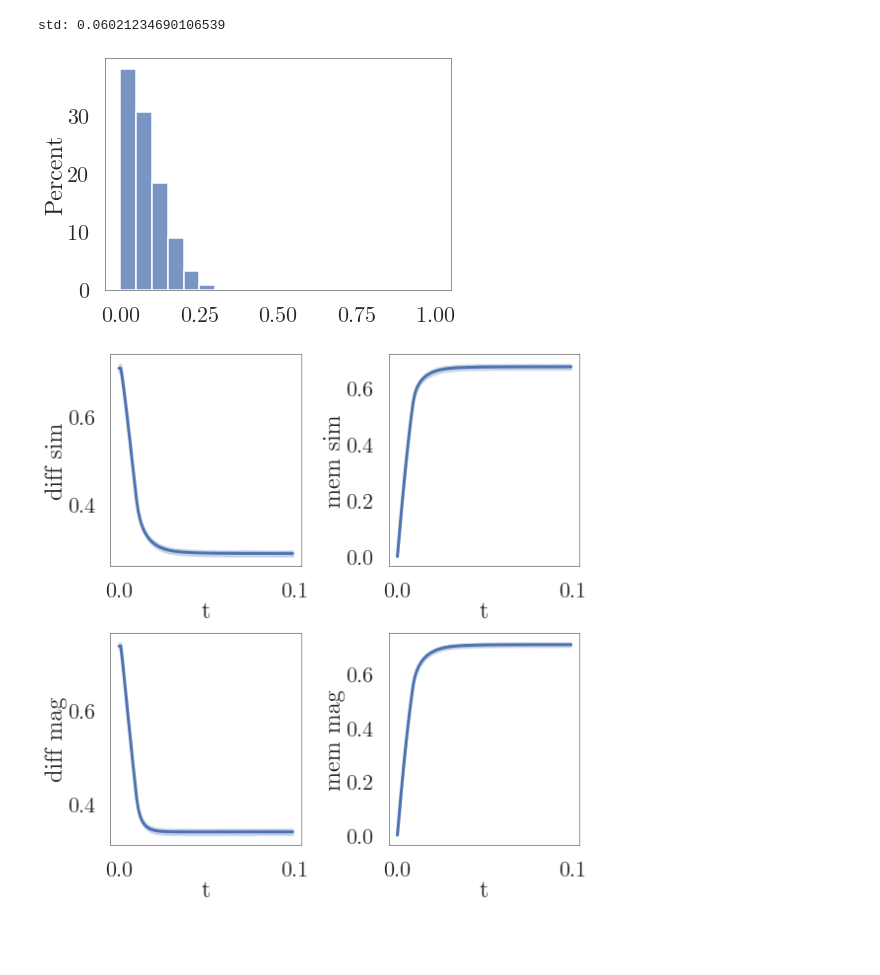
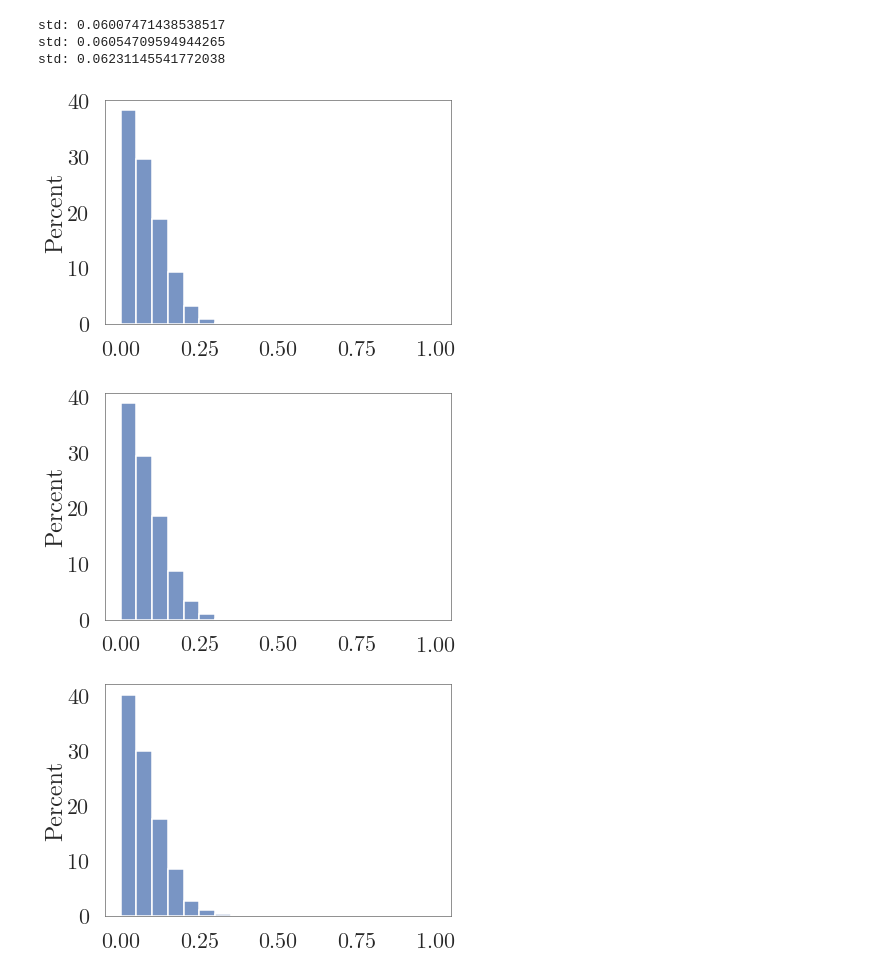
Before and after one commit to psipeter/trust-game, a Jupyter notebook: SSP.ipynb, the cells around one changed output. Saved outputs shown, nothing was run; the diff lists cells and outputs as text; code cells hidden in the pictures; blank space fills up the shorter version.

```diff
--- a/SSP.ipynb
+++ b/SSP.ipynb
@@ -10,23 +12,29 @@ sns.set(context='poster', style='white', font='CMU Serif',
 # %%
 def measure_ssp_components(dim, turn_exp=1, coin_exp=1):
     sampler = nengo.dists.UniformHypersphere()
     def make_unitary(v):
         return v/np.absolute(v)
     turn_basis = make_unitary(np.fft.fft(sampler.sample(1, dim)))
     coin_basis = make_unitary(np.fft.fft(sampler.sample(1, dim)))
     def encode_state(t, c):
         return np.fft.ifft(turn_basis**(t*turn_exp) * coin_basis**(c*coin_exp)).real.squeeze()
     components = []
     for t in range(6):
         for c in range(31):
             components.append(encode_state(t, c))
     components = np.ravel(np.abs(components))
     fig, ax = plt.subplots()
     sns.histplot(components, bins=20, stat="percent", ax=ax);
     plt.tight_layout()
     print(f"std: {np.std(components)}")
 
 measure_ssp_components(100)
+measure_ssp_components(100, turn_exp=2)
+measure_ssp_components(100, coin_exp=0.1)
 # %% [output]
-std: 0.06021234690106539
+std: 0.06007471438538517
+std: 0.06054709594944265
+std: 0.06231145541772038
-[figure, old version]
+[figure, new version]
+[figure, added]
+[figure, added]
@@ -138,4 +40,0 @@ def GatedDiffMemoryDynamics(seeds=1, dim=100, turn_exp=1, coin_exp=1,
-# %%
-GatedDiffMemoryDynamics(seeds=3, gain=0.1, radius=0.1)
-# %% [output]
-[figure, removed]
```
Also changed, not shown: parts of 19 cells of this notebook, 6 other files.
